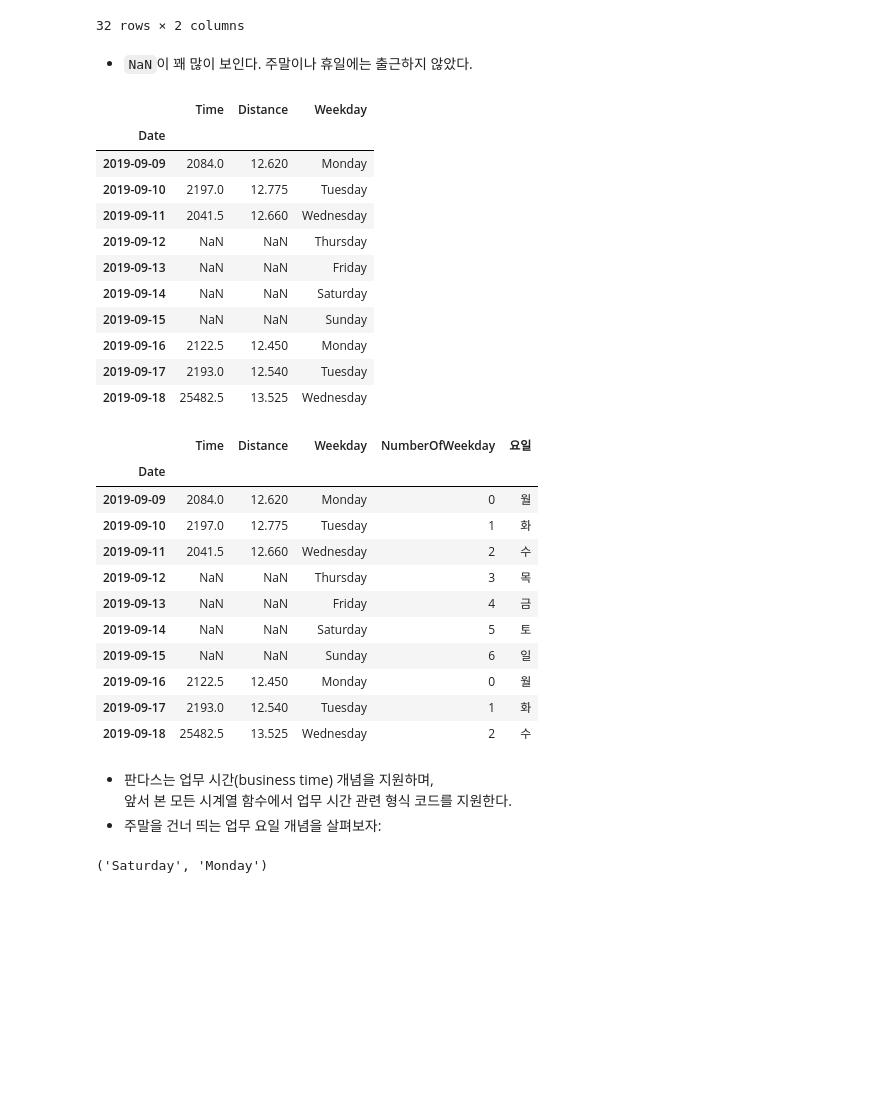
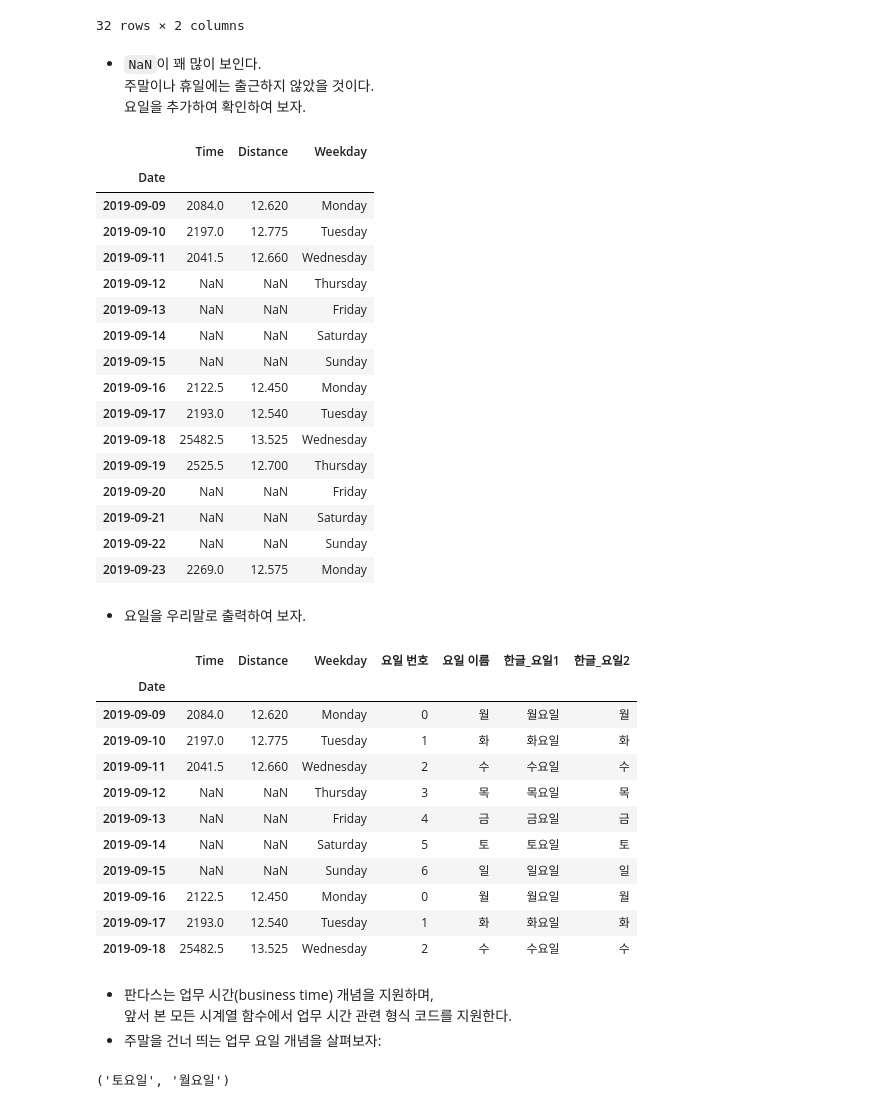
Before and after one commit to logistex/vd21, a Jupyter notebook: nt06_wrangling_advanced/wrangling-advanced.ipynb, the cells around one changed output. Saved outputs shown, nothing was run; the diff lists cells and outputs as text; code cells hidden in the pictures; blank space fills up the shorter version.

```diff
--- a/nt06_wrangling_advanced/wrangling-advanced.ipynb
+++ b/nt06_wrangling_advanced/wrangling-advanced.ipynb
@@ -106,0 +106,3 @@ AttributeError: 'NoneType' object has no attribute 'upper'
+# %%
+x = np.array(['Tom', 'Mike', np.nan, 'Tiffany', 'Joel', 'Varada'])
+[name.upper() for name in x]                                        # `np.nan`을 'NAN'으로 출력
@@ -1157,10 +1486,11 @@ dfr
 32 rows × 2 columns
 # %% [markdown]
 - `NaN`이 꽤 많이 보인다.
-  주말이나 휴일에는 출근하지 않았다.
+  주말이나 휴일에는 출근하지 않았을 것이다.
+  요일을 추가하여 확인하여 보자.
 # %%
 dfr['Weekday'] = dfr.index.day_name()
-dfr.head(10)
+dfr.head(15)
 # %% [output]
 |  | Time | Distance | Weekday |
 | Date |  |  |  |
@@ -1174,34 +1504,45 @@ dfr.head(10)
 | 2019-09-16 | 2122.5 | 12.450 | Monday |
 | 2019-09-17 | 2193.0 | 12.540 | Tuesday |
 | 2019-09-18 | 25482.5 | 13.525 | Wednesday |
+| 2019-09-19 | 2525.5 | 12.700 | Thursday |
+| 2019-09-20 | NaN | NaN | Friday |
+| 2019-09-21 | NaN | NaN | Saturday |
+| 2019-09-22 | NaN | NaN | Sunday |
+| 2019-09-23 | 2269.0 | 12.575 | Monday |
+# %% [markdown]
+- 요일을 우리말로 출력하여 보자.
 # %%
 days = {0:'월', 1:'화', 2:'수', 3:'목', 4:'금', 5:'토', 6:'일'}
 
-dfr['NumberOfWeekday'] = dfr.index.dayofweek
-dfr['요일'] = dfr['NumberOfWeekday'].apply(lambda x: days[x])
+dfr['Weekday'] = dfr.index.day_name()
+dfr['요일 번호'] = dfr.index.dayofweek
+dfr['요일 이름'] = dfr['요일 번호'].apply(lambda x: days[x])
+
+dfr['한글_요일1'] = dfr.index.day_name(locale='Korean_Korea.949')
+dfr['한글_요일2'] = dfr.index.day_name(locale='Korean_Korea.949').str.replace('요일', '')
 dfr.head(10)
 # %% [output]
-|  | Time | Distance | Weekday | NumberOfWeekday | 요일 |
-| Date |  |  |  |  |  |
-| 2019-09-09 | 2084.0 | 12.620 | Monday | 0 | 월 |
-| 2019-09-10 | 2197.0 | 12.775 | Tuesday | 1 | 화 |
-| 2019-09-11 | 2041.5 | 12.660 | Wednesday | 2 | 수 |
-| 2019-09-12 | NaN | NaN | Thursday | 3 | 목 |
-| 2019-09-13 | NaN | NaN | Friday | 4 | 금 |
-| 2019-09-14 | NaN | NaN | Saturday | 5 | 토 |
-| 2019-09-15 | NaN | NaN | Sunday | 6 | 일 |
-| 2019-09-16 | 2122.5 | 12.450 | Monday | 0 | 월 |
-| 2019-09-17 | 2193.0 | 12.540 | Tuesday | 1 | 화 |
-| 2019-09-18 | 25482.5 | 13.525 | Wednesday | 2 | 수 |
+|  | Time | Distance | Weekday | 요일 번호 | 요일 이름 | 한글_요일1 | 한글_요일2 |
+| Date |  |  |  |  |  |  |  |
+| 2019-09-09 | 2084.0 | 12.620 | Monday | 0 | 월 | 월요일 | 월 |
+| 2019-09-10 | 2197.0 | 12.775 | Tuesday | 1 | 화 | 화요일 | 화 |
+| 2019-09-11 | 2041.5 | 12.660 | Wednesday | 2 | 수 | 수요일 | 수 |
+| 2019-09-12 | NaN | NaN | Thursday | 3 | 목 | 목요일 | 목 |
+| 2019-09-13 | NaN | NaN | Friday | 4 | 금 | 금요일 | 금 |
+| 2019-09-14 | NaN | NaN | Saturday | 5 | 토 | 토요일 | 토 |
+| 2019-09-15 | NaN | NaN | Sunday | 6 | 일 | 일요일 | 일 |
+| 2019-09-16 | 2122.5 | 12.450 | Monday | 0 | 월 | 월요일 | 월 |
+| 2019-09-17 | 2193.0 | 12.540 | Tuesday | 1 | 화 | 화요일 | 화 |
+| 2019-09-18 | 25482.5 | 13.525 | Wednesday | 2 | 수 | 수요일 | 수 |
 # %% [markdown]
 - 판다스는 업무 시간(business time) 개념을 지원하며,
   앞서 본 모든 시계열 함수에서 업무 시간 관련 형식 코드를 지원한다.
 - 주말을 건너 띄는 업무 요일 개념을 살펴보자:
 # %%
-friday = pd.Timestamp("2018-01-05")
-saturday = friday + pd.Timedelta("1 day")  # add 1 day
-monday = friday + pd.offsets.BDay()        # add 1 business day
-saturday.day_name(), monday.day_name()
+금요일 = pd.Timestamp("2018-01-05")
+토요일 = 금요일 + pd.Timedelta("1 day")    # 일반적 1일 더하기
+월요일 = 금요일 + pd.offsets.BDay()        # 업무일 1일 더하기
+토요일.day_name(locale='Korean_Korea.949'), 월요일.day_name(locale='Korean_Korea.949')
 # %% [output]
-('Saturday', 'Monday')
+('토요일', '월요일')
 # %%
```
Also changed, not shown: parts of 324 cells of this notebook.
